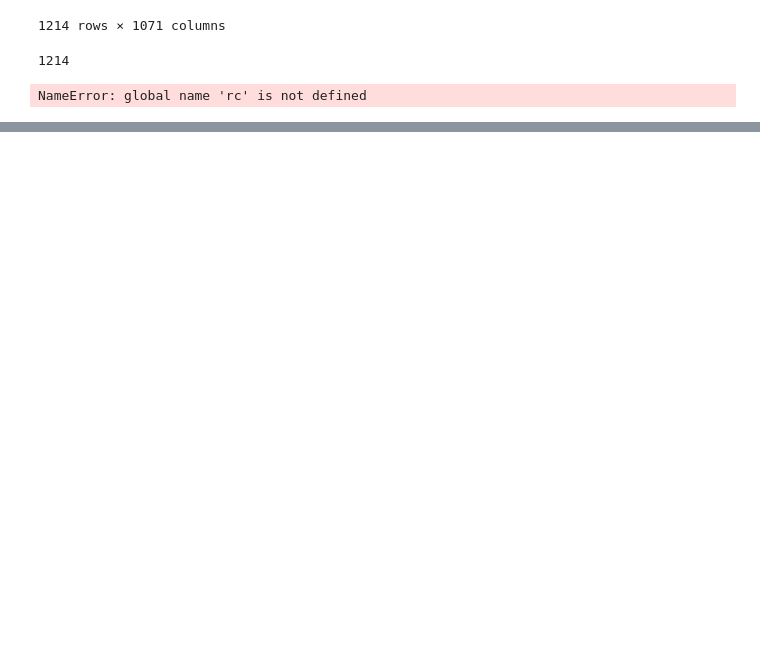
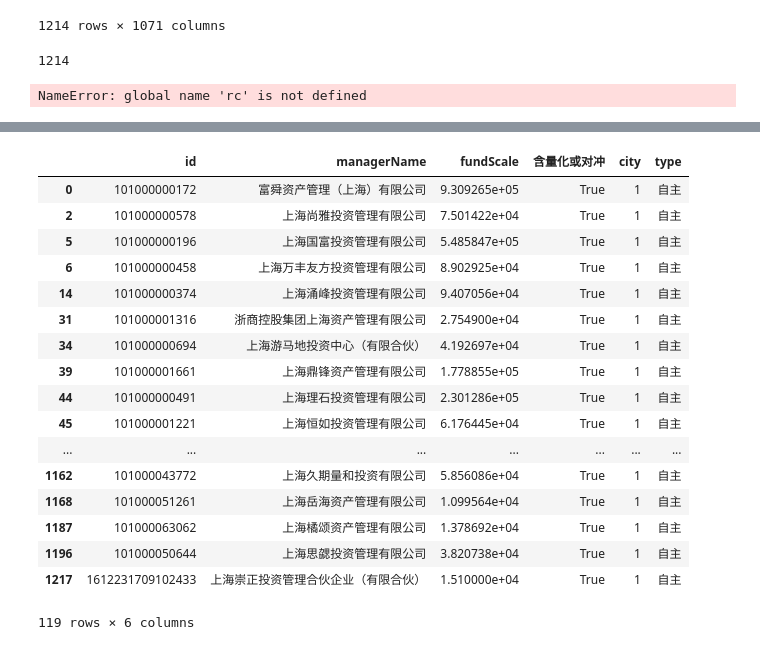
Before and after one commit to kamiseko/factor-test, a Jupyter notebook: Barra Risk Model.ipynb, the cells around one changed output, grey strips where cells are left out. Drawn from its saved outputs; the diff is of its cells as text; code cells hidden in the pictures; blank space fills up the shorter version.

```diff
--- a/Barra Risk Model.ipynb
+++ b/Barra Risk Model.ipynb
@@ -1021,0 +1215,5 @@ a
+# %%
+data1 = pd.read_csv(fund_path+'/'+filename0,encoding ='gbk')
+# %%
+data1['type'] = u'自主'
+data1['size']
@@ -1021,0 +1243,25 @@ a
+# %%
+city = u'上海'
+# %%
+data1['city'] =  data1['managerName'].apply(lambda x : 1 if city in x else 0 )
+# %%
+data1[(data1['city'] ==1) & (data1[u'含量化或对冲'] ==True )]
+# %% [output]
+|  | id | managerName | fundScale | 含量化或对冲 | city | type |
+| 0 | 101000000172 | 富舜资产管理（上海）有限公司 | 9.309265e+05 | True | 1 | 自主 |
+| 2 | 101000000578 | 上海尚雅投资管理有限公司 | 7.501422e+04 | True | 1 | 自主 |
+| 5 | 101000000196 | 上海国富投资管理有限公司 | 5.485847e+05 | True | 1 | 自主 |
+| 6 | 101000000458 | 上海万丰友方投资管理有限公司 | 8.902925e+04 | True | 1 | 自主 |
+| 14 | 101000000374 | 上海涌峰投资管理有限公司 | 9.407056e+04 | True | 1 | 自主 |
+| 31 | 101000001316 | 浙商控股集团上海资产管理有限公司 | 2.754900e+04 | True | 1 | 自主 |
+| 34 | 101000000694 | 上海游马地投资中心（有限合伙） | 4.192697e+04 | True | 1 | 自主 |
+| 39 | 101000001661 | 上海鼎锋资产管理有限公司 | 1.778855e+05 | True | 1 | 自主 |
+| 44 | 101000000491 | 上海理石投资管理有限公司 | 2.301286e+05 | True | 1 | 自主 |
+| 45 | 101000001221 | 上海恒如投资管理有限公司 | 6.176445e+04 | True | 1 | 自主 |
+| ... | ... | ... | ... | ... | ... | ... |
+| 1162 | 101000043772 | 上海久期量和投资有限公司 | 5.856086e+04 | True | 1 | 自主 |
+| 1168 | 101000051261 | 上海岳海资产管理有限公司 | 1.099564e+04 | True | 1 | 自主 |
+| 1187 | 101000063062 | 上海橘颂资产管理有限公司 | 1.378692e+04 | True | 1 | 自主 |
+| 1196 | 101000050644 | 上海思勰投资管理有限公司 | 3.820738e+04 | True | 1 | 自主 |
+| 1217 | 1612231709102433 | 上海崇正投资管理合伙企业（有限合伙） | 1.510000e+04 | True | 1 | 自主 |
+119 rows × 6 columns
```
Also changed, not shown: parts of 20 cells of this notebook.
